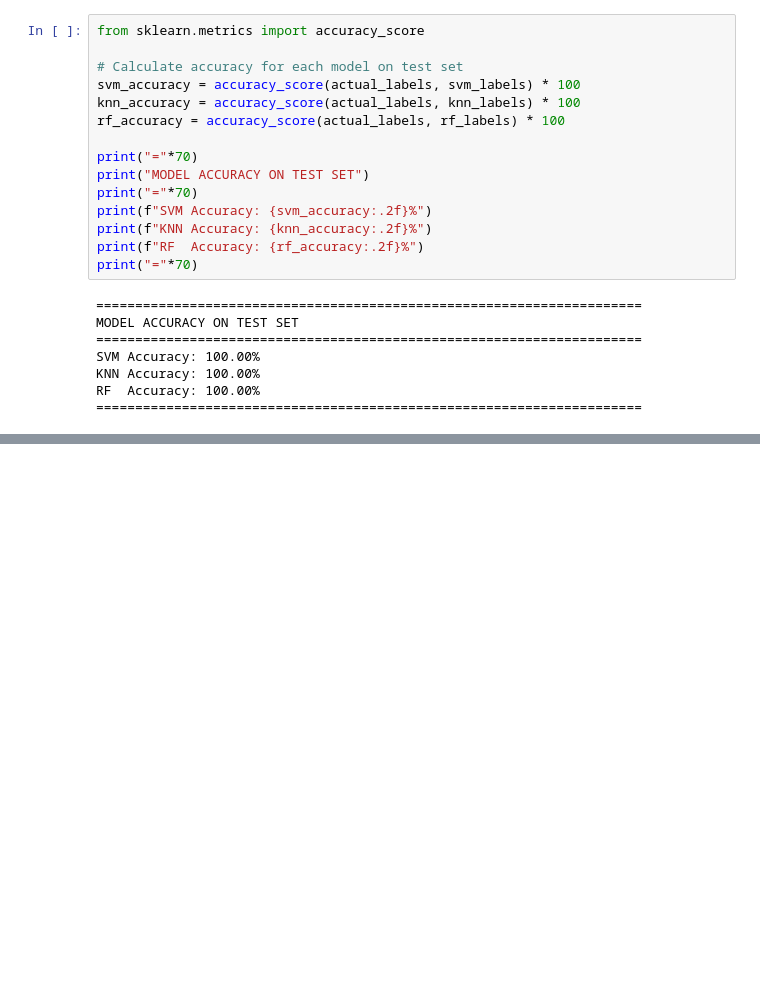
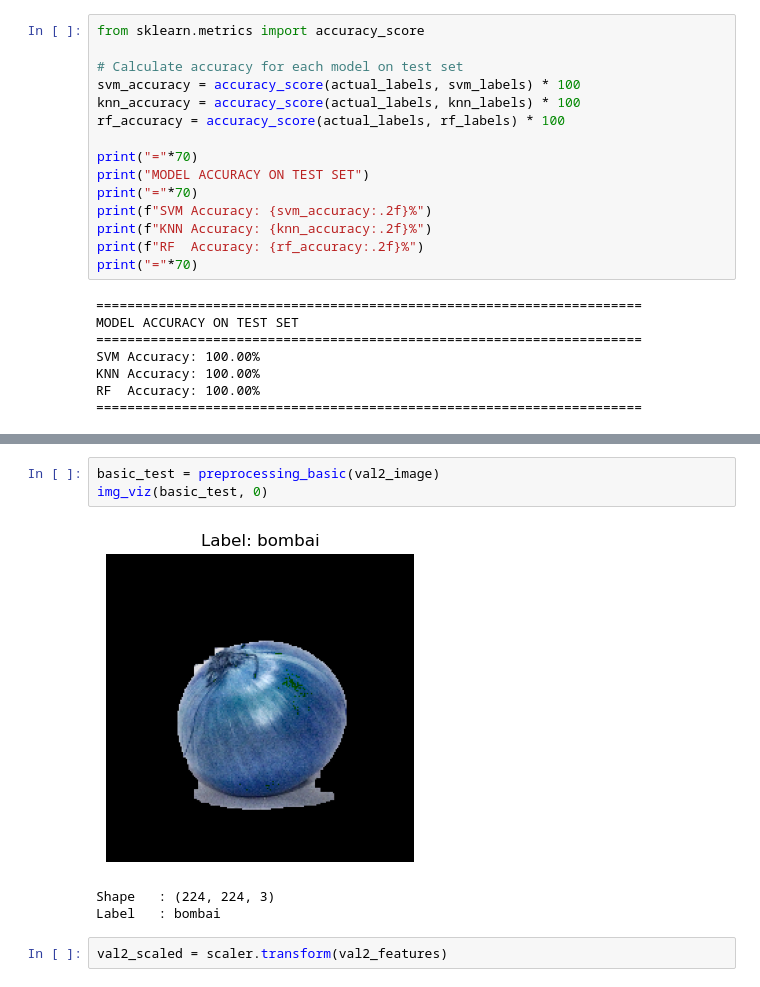
Before and after one commit to sukinnamz/ParisyApp-DataTraining, a Jupyter notebook: color+texture.ipynb, the cells around one changed output, grey strips where cells are left out. Cells and saved outputs as stored; diff of their text form; blank space fills up the shorter version.

```diff
--- a/color+texture.ipynb
+++ b/color+texture.ipynb
@@ -812,0 +845,9 @@ RF  Accuracy: 100.00%
+# %%
+basic_test = preprocessing_basic(val2_image)
+img_viz(basic_test, 0)
+# %% [output]
+[figure, added]
+Shape   : (224, 224, 3)
+Label   : bombai
+# %%
+val2_scaled = scaler.transform(val2_features)
```
Also changed, not shown: parts of 9 cells of this notebook, 1 other file.
